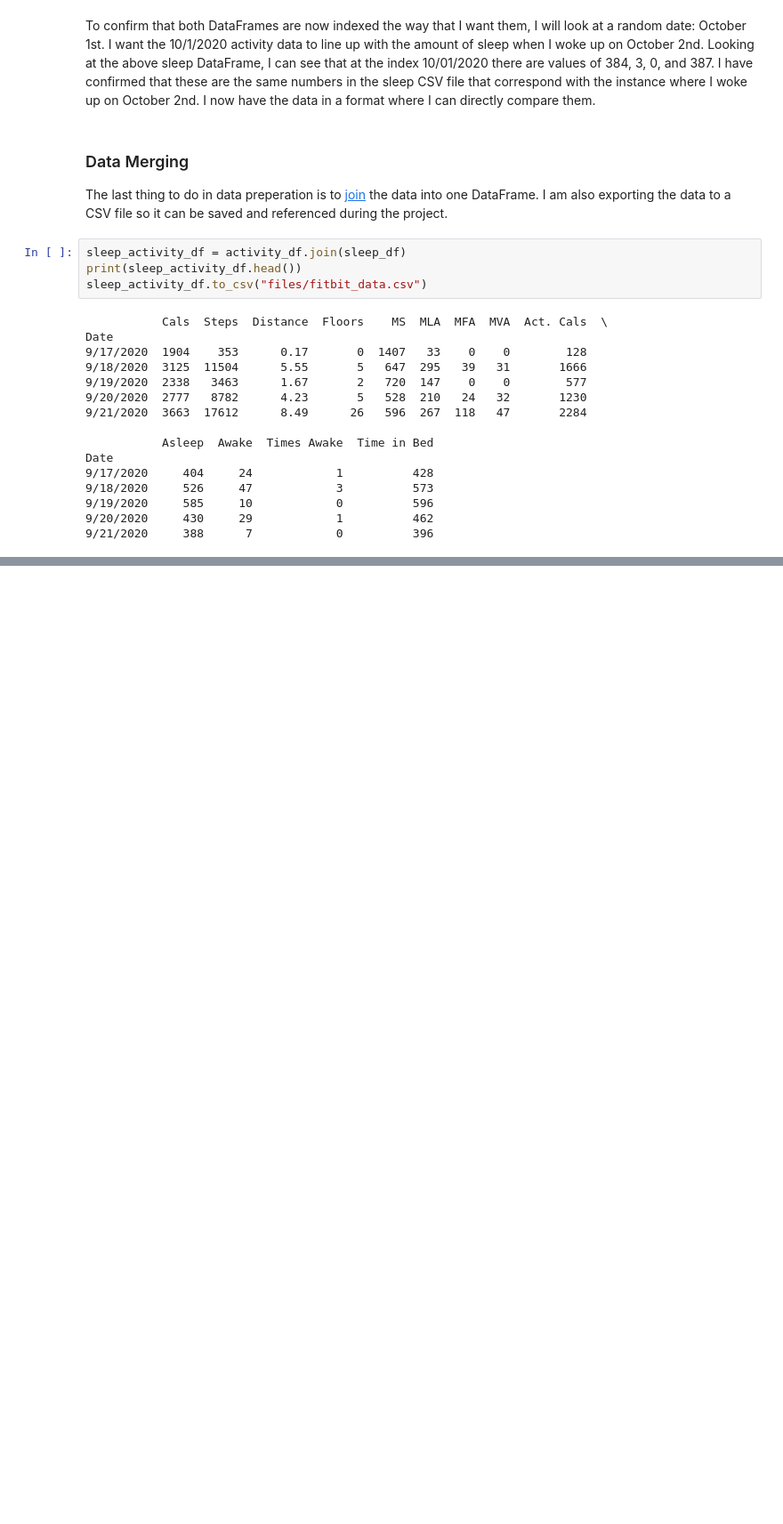
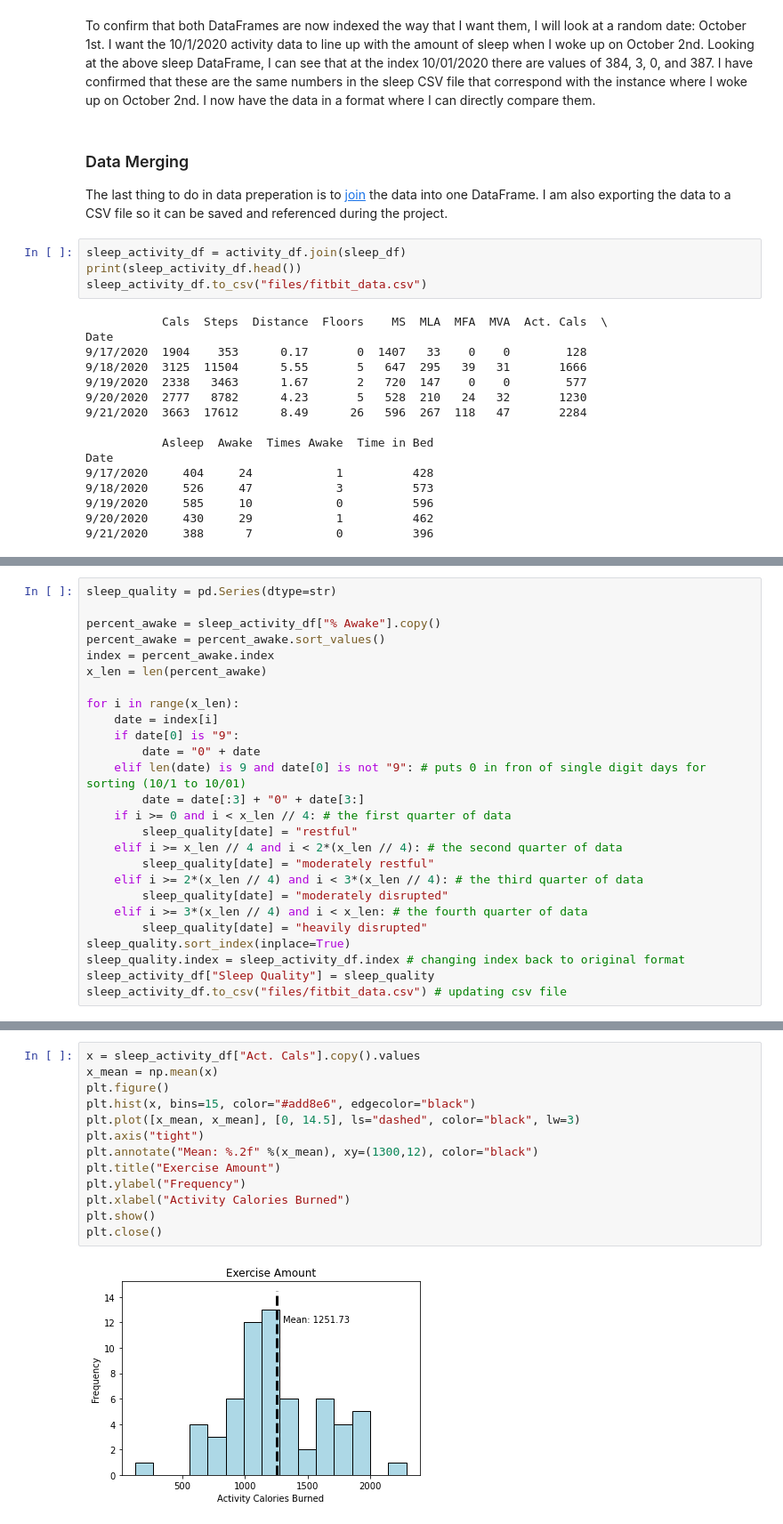
Before and after one commit to lmartin5/CPSC_222_Quantified_Self_Project, a Jupyter notebook: Technical_Report.ipynb, the cells around one changed output, grey strips where cells are left out. Shown at 89% size. Drawn from its saved outputs; the diff is of its cells as text; blank space fills up the shorter version.

```diff
--- a/Technical_Report.ipynb
+++ b/Technical_Report.ipynb
@@ -169,0 +255,26 @@ Date
+# %%
+sleep_quality = pd.Series(dtype=str)
+
+percent_awake = sleep_activity_df["% Awake"].copy()
+percent_awake = percent_awake.sort_values()
+index = percent_awake.index
+x_len = len(percent_awake)
+
+for i in range(x_len):
+    date = index[i]
+    if date[0] is "9":
+        date = "0" + date
+    elif len(date) is 9 and date[0] is not "9": # puts 0 in fron of single digit days for sorting (10/1 to 10/01)
+        date = date[:3] + "0" + date[3:]
+    if i >= 0 and i < x_len // 4: # the first quarter of data
+        sleep_quality[date] = "restful"
+    elif i >= x_len // 4 and i < 2*(x_len // 4): # the second quarter of data
+        sleep_quality[date] = "moderately restful"
+    elif i >= 2*(x_len // 4) and i < 3*(x_len // 4): # the third quarter of data
+        sleep_quality[date] = "moderately disrupted"
+    elif i >= 3*(x_len // 4) and i < x_len: # the fourth quarter of data
+        sleep_quality[date] = "heavily disrupted"
+sleep_quality.sort_index(inplace=True)
+sleep_quality.index = sleep_activity_df.index # changing index back to original format
+sleep_activity_df["Sleep Quality"] = sleep_quality
+sleep_activity_df.to_csv("files/fitbit_data.csv") # updating csv file
@@ -169,0 +286,15 @@ Date
+# %%
+x = sleep_activity_df["Act. Cals"].copy().values
+x_mean = np.mean(x)
+plt.figure()
+plt.hist(x, bins=15, color="#add8e6", edgecolor="black")
+plt.plot([x_mean, x_mean], [0, 14.5], ls="dashed", color="black", lw=3)
+plt.axis("tight")
+plt.annotate("Mean: %.2f" %(x_mean), xy=(1300,12), color="black")
+plt.title("Exercise Amount")
+plt.ylabel("Frequency")
+plt.xlabel("Activity Calories Burned")
+plt.show()
+plt.close()
+# %% [output]
+[figure, added]
```
Also changed, not shown: parts of 13 cells of this notebook, 1 other file.
